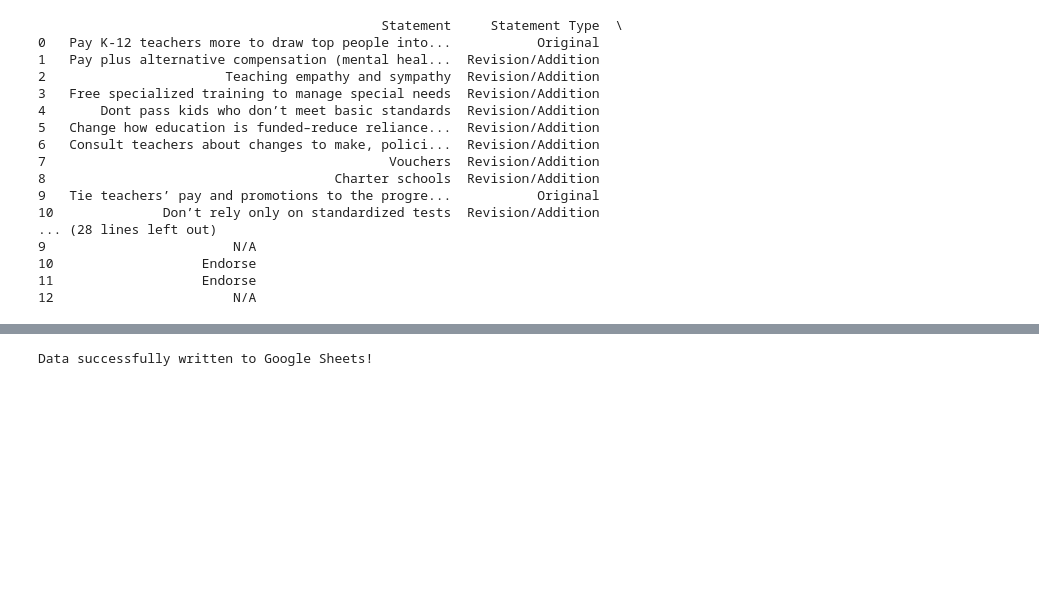
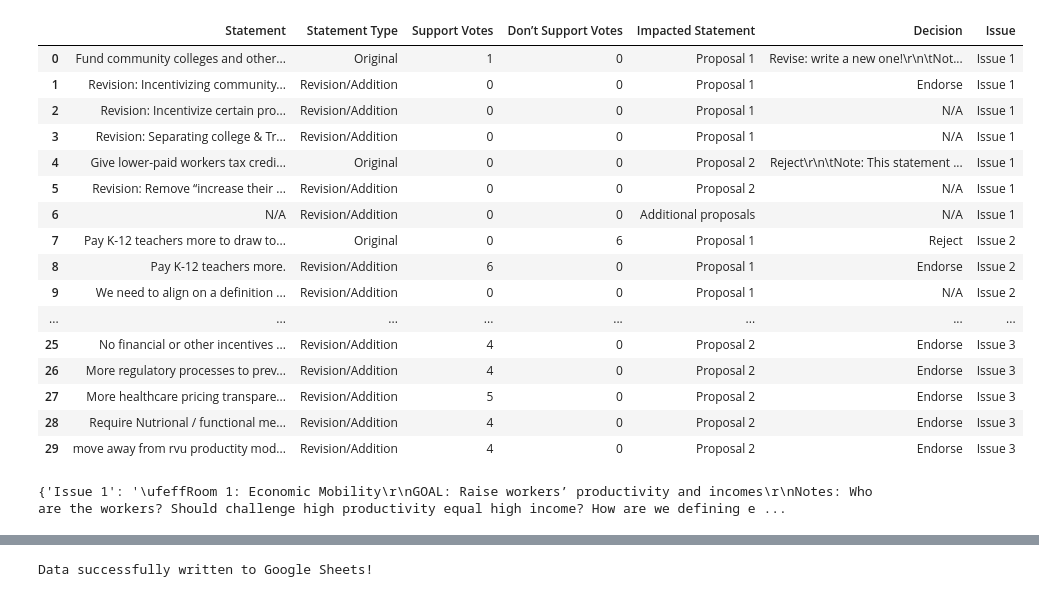
Before and after one commit to aaddira/Pipeline-for-Parsing-and-Analyzing-Google-Documents-Text, a Jupyter notebook: Google_Doc_Live_Analysis.ipynb, the cells around one changed output, grey strips where cells are left out. Saved outputs shown, nothing was run; the diff lists cells and outputs as text; code cells hidden in the pictures; blank space fills up the shorter version.

```diff
--- a/Google_Doc_Live_Analysis.ipynb
+++ b/Google_Doc_Live_Analysis.ipynb
@@ -36,4 +73,6 @@ Original statement
 # %%
+### Functions to extract and process document content into a dataframe ###
+
 import re
 import pandas as pd
 
@@ -49,7 +88,10 @@ def clean_text(text):
     text = re.sub(r'\s+', ' ', text).strip()
     return text
 
-def extract_proposals_v2(text):
+def extract_proposals_v2(text, issue):
+    """
+    Extracts proposals and voting data from a document text for a specific issue.
+    """
     # Patterns to identify sections
     original_pattern = re.compile(
         r'Original statement\s+Support\s+Don’t support\s+Decision\s+“(.*?)”\s+([0-9Xx]*)\s+([0-9Xx]*)\s+(.*?)\s+Revision / Addition',
@@ -89,7 +131,8 @@ def extract_proposals_v2(text):
                 "Support Votes": count_votes(support),
                 "Don’t Support Votes": count_votes(dont_support),
                 "Impacted Statement": proposal_title,
-                "Decision": decision.strip()
+                "Decision": decision.strip(),
+                "Issue": issue
             })
 
         # Match revisions/additions
@@ -106,31 +149,48 @@ def extract_proposals_v2(text):
                         "Support Votes": count_votes(support),
                         "Don’t Support Votes": count_votes(dont_support),
                         "Impacted Statement": proposal_title,
-                        "Decision": decision.strip()
+                        "Decision": decision.strip(),
+                        "Issue": issue
                     })
 
     return data
 
-# Apply the function to the extracted content
-proposals_data = extract_proposals_v2(content)
-
-# Convert to DataFrame
-df = pd.DataFrame(proposals_data)
+# Initialize an empty DataFrame before processing
+df = pd.DataFrame()
-# %% [output]
-                                            Statement     Statement Type  \
-0   Pay K-12 teachers more to draw top people into...           Original
-1   Pay plus alternative compensation (mental heal...  Revision/Addition
-2                       Teaching empathy and sympathy  Revision/Addition
-3   Free specialized training to manage special needs  Revision/Addition
-4       Dont pass kids who don’t meet basic standards  Revision/Addition
-5   Change how education is funded–reduce reliance...  Revision/Addition
-6   Consult teachers about changes to make, polici...  Revision/Addition
-7                                            Vouchers  Revision/Addition
-8                                     Charter schools  Revision/Addition
-9   Tie teachers’ pay and promotions to the progre...           Original
-10              Don’t rely only on standardized tests  Revision/Addition
-... (28 lines left out)
-9                        N/A
-10                   Endorse
-11                   Endorse
-12                       N/A
+# %%
+### Implementing the functions ###
+
+# Process each issue and append results to the DataFrame
+for issue, content in documents_content.items():
+    # Clean and remove BOM if necessary
+    issue = issue.lstrip('\ufeff')  # Remove BOM from issue name
+    proposals_data = extract_proposals_v2(content, issue)
+    # Concatenate the current data with the existing DataFrame
+    df = pd.concat([df, pd.DataFrame(proposals_data)], ignore_index=True)
+
+# Display the combined DataFrame
+df.head(30)
+# %% [output]
+|  | Statement | Statement Type | Support Votes | Don’t Support Votes | Impacted Statement | Decision | Issue |
+| 0 | Fund community colleges and other... | Original | 1 | 0 | Proposal 1 | Revise: write a new one!\r\n\tNot... | Issue 1 |
+| 1 | Revision: Incentivizing community... | Revision/Addition | 0 | 0 | Proposal 1 | Endorse | Issue 1 |
+| 2 | Revision: Incentivize certain pro... | Revision/Addition | 0 | 0 | Proposal 1 | N/A | Issue 1 |
+| 3 | Revision: Separating college & Tr... | Revision/Addition | 0 | 0 | Proposal 1 | N/A | Issue 1 |
+| 4 | Give lower-paid workers tax credi... | Original | 0 | 0 | Proposal 2 | Reject\r\n\tNote: This statement ... | Issue 1 |
+| 5 | Revision: Remove “increase their ... | Revision/Addition | 0 | 0 | Proposal 2 | N/A | Issue 1 |
+| 6 | N/A | Revision/Addition | 0 | 0 | Additional proposals | N/A | Issue 1 |
+| 7 | Pay K-12 teachers more to draw to... | Original | 0 | 6 | Proposal 1 | Reject | Issue 2 |
+| 8 | Pay K-12 teachers more. | Revision/Addition | 6 | 0 | Proposal 1 | Endorse | Issue 2 |
+| 9 | We need to align on a definition ... | Revision/Addition | 0 | 0 | Proposal 1 | N/A | Issue 2 |
+| ... | ... | ... | ... | ... | ... | ... | ... |
+| 25 | No financial or other incentives ... | Revision/Addition | 4 | 0 | Proposal 2 | Endorse | Issue 3 |
+| 26 | More regulatory processes to prev... | Revision/Addition | 4 | 0 | Proposal 2 | Endorse | Issue 3 |
+| 27 | More healthcare pricing transpare... | Revision/Addition | 5 | 0 | Proposal 2 | Endorse | Issue 3 |
+| 28 | Require Nutrional / functional me... | Revision/Addition | 4 | 0 | Proposal 2 | Endorse | Issue 3 |
+| 29 | move away from rvu productity mod... | Revision/Addition | 4 | 0 | Proposal 2 | Endorse | Issue 3 |
+# %%
+### Peaking at the raw text of a document ###
+
+print(documents_content)
+# %% [output]
+{'Issue 1': '\ufeffRoom 1: Economic Mobility\r\nGOAL: Raise workers’ productivity and incomes\r\nNotes: Who are the workers? Should challenge high productivity equal high income? How are we defining e ...
```
Also changed, not shown: parts of 23 cells of this notebook.
